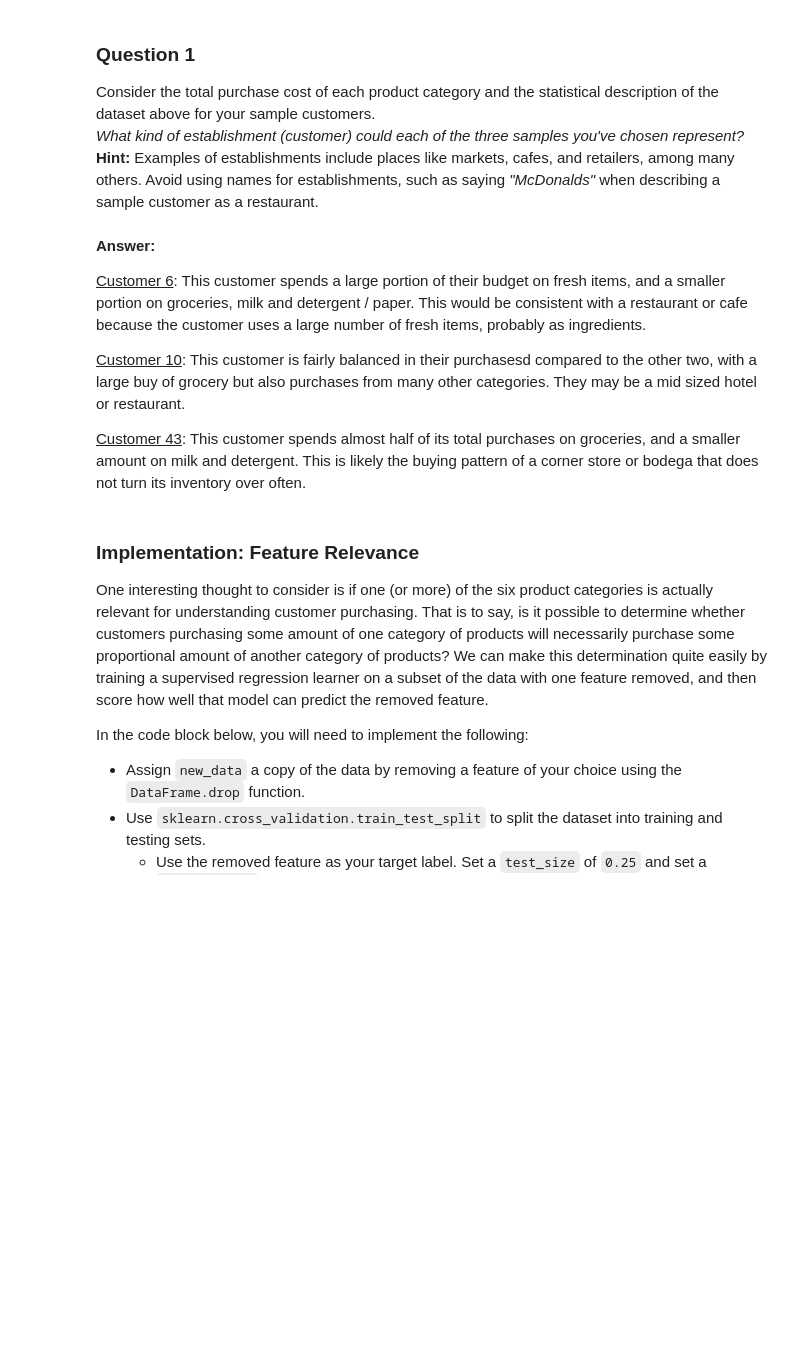
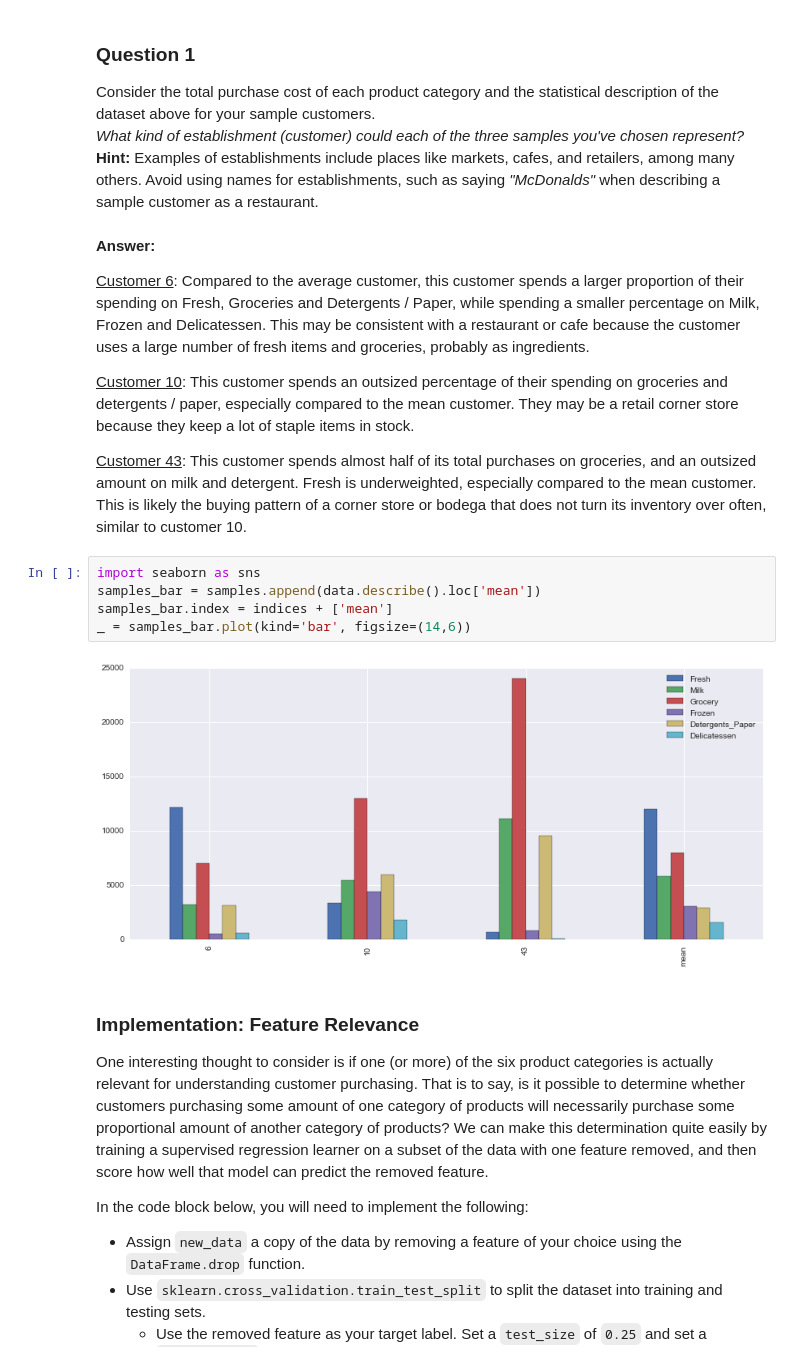
Before and after one commit to ashishsingal1/udacity, a Jupyter notebook: creating_customer_segments/customer_segments.ipynb, the cells around one changed output. Drawn from its saved outputs; the diff is of its cells as text; blank space fills up the shorter version.

Commit message:
edits to customer segments assignment

```diff
--- a/creating_customer_segments/customer_segments.ipynb
+++ b/creating_customer_segments/customer_segments.ipynb
@@ -78,11 +78,18 @@ Consider the total purchase cost of each product category and the statistical de
 # %% [markdown]
 **Answer:**
 
-<u>Customer 6</u>: This customer spends a large portion of their budget on fresh items, and a smaller portion on groceries, milk and detergent / paper. This would be consistent with a restaurant or cafe because the customer uses a large number of fresh items, probably as ingredients.
+<u>Customer 6</u>: Compared to the average customer, this customer spends a larger proportion of their spending on Fresh, Groceries and Detergents / Paper, while spending a smaller percentage on Milk, Frozen and Delicatessen. This may be consistent with a restaurant or cafe because the customer uses a large number of fresh items and groceries, probably as ingredients.
 
-<u>Customer 10</u>: This customer is fairly balanced in their purchasesd compared to the other two, with a large buy of grocery but also purchases from many other categories. They may be a mid sized hotel or restaurant.
+<u>Customer 10</u>: This customer spends an outsized percentage of their spending on groceries and detergents / paper, especially compared to the mean customer. They may be a retail corner store because they keep a lot of staple items in stock.
 
-<u>Customer 43</u>: This customer spends almost half of its total purchases on groceries, and a smaller amount on milk and detergent. This is likely the buying pattern of a corner store or bodega that does not turn its inventory over often.
+<u>Customer 43</u>: This customer spends almost half of its total purchases on groceries, and an outsized amount on milk and detergent. Fresh is underweighted, especially compared to the mean customer. This is likely the buying pattern of a corner store or bodega that does not turn its inventory over often, similar to customer 10.
+# %%
+import seaborn as sns
+samples_bar = samples.append(data.describe().loc['mean'])
+samples_bar.index = indices + ['mean']
+_ = samples_bar.plot(kind='bar', figsize=(14,6))
+# %% [output]
+[figure, added]
 # %% [markdown]
 ### Implementation: Feature Relevance
 One interesting thought to consider is if one (or more) of the six product categories is actually relevant for understanding customer purchasing. That is to say, is it possible to determine whether customers purchasing some amount of one category of products will necessarily purchase some proportional amount of another category of products? We can make this determination quite easily by training a supervised regression learner on a subset of the data with one feature removed, and then score how well that model can predict the removed feature.
```
Also changed, not shown: parts of 10 cells of this notebook.
